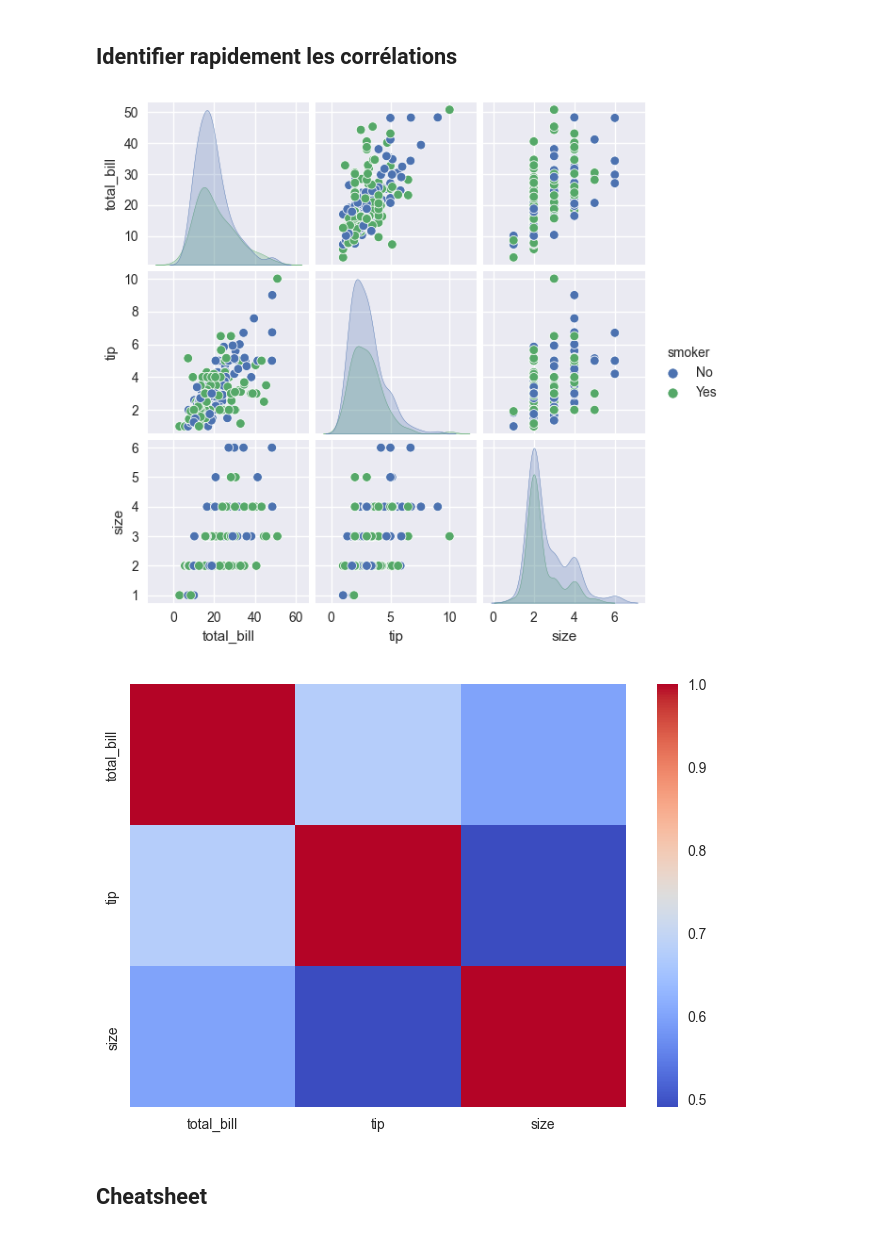
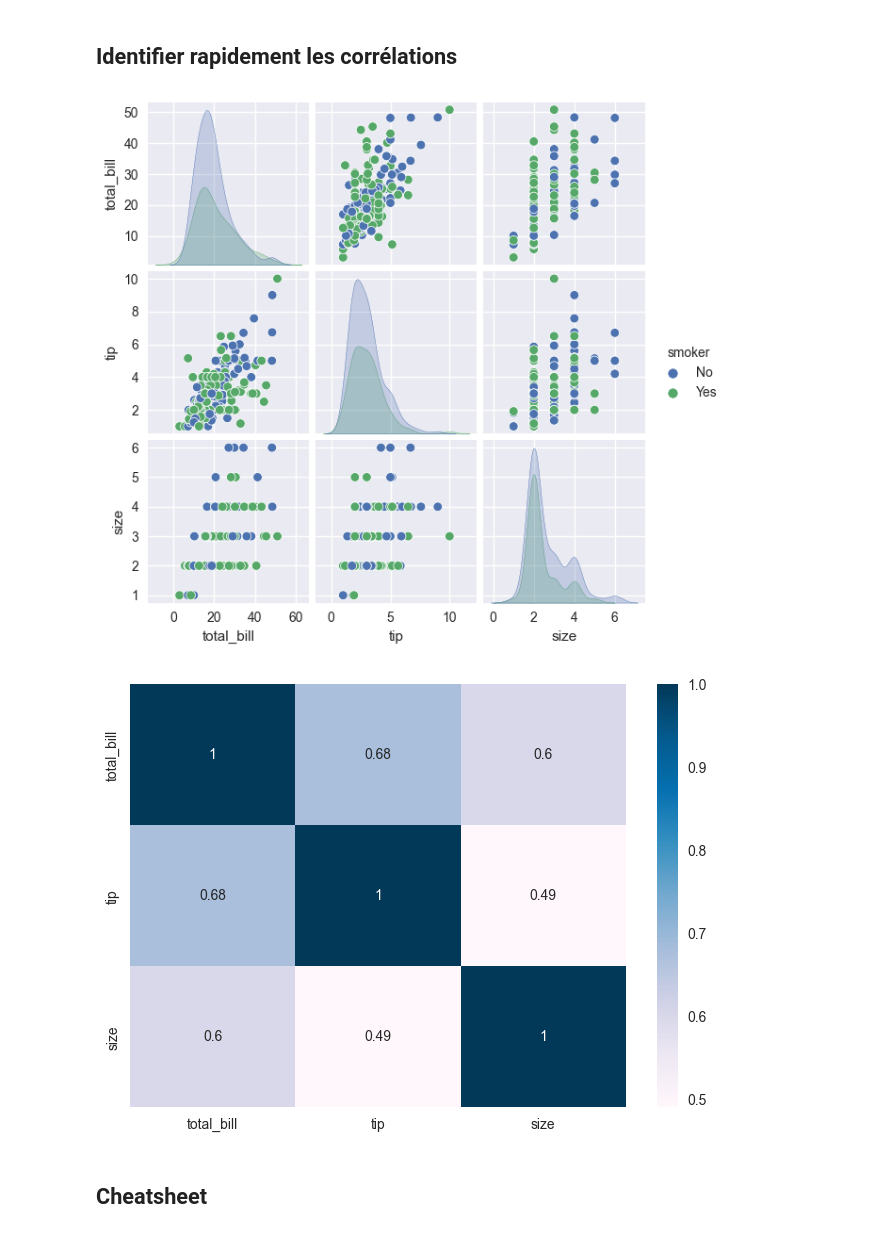
Before and after one commit to led8/datascience-Lectures, a Jupyter notebook: Lectures_notebook.ipynb, the cells around one changed output. Cells and saved outputs as stored; diff of their text form; code cells hidden in the pictures.

Commit message:
update heatmap

```diff
--- a/Lectures_notebook.ipynb
+++ b/Lectures_notebook.ipynb
@@ -312,14 +312,14 @@ with plt.style.context('seaborn'): # permet d'appliquer un style à notre plot
 # %%
 with plt.style.context('seaborn'):
     sns.pairplot(tips_df, hue="smoker", height=2)
     plt.show();
 
 with plt.style.context('seaborn'):
-    sns.heatmap(tips_df.corr(), cmap='coolwarm')
+    sns.heatmap(tips_df.corr(), cmap='PuBu', annot=True)
     plt.show();
 # %% [output]
 [figure]
-[figure, old version]
+[figure, new version]
 # %% [markdown]
 ## Cheatsheet
 # %%
```
Also changed, not shown: parts of 1 cell of this notebook.
